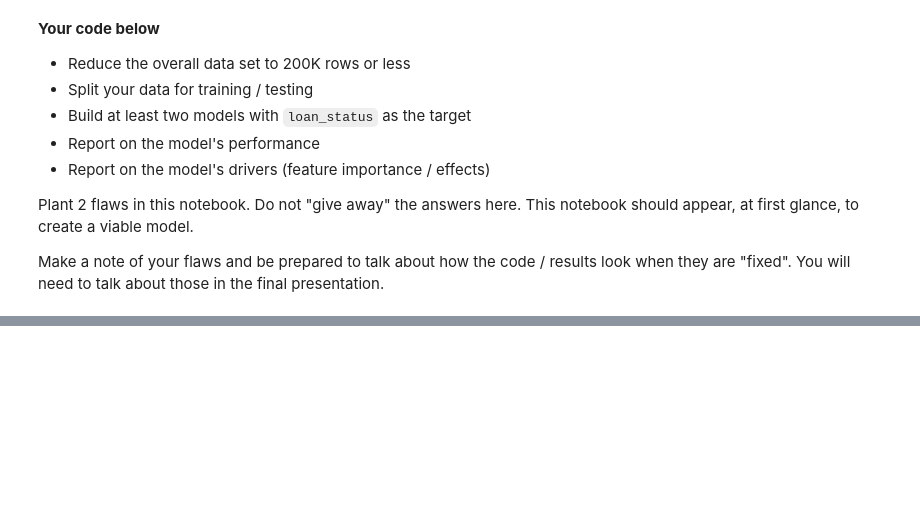
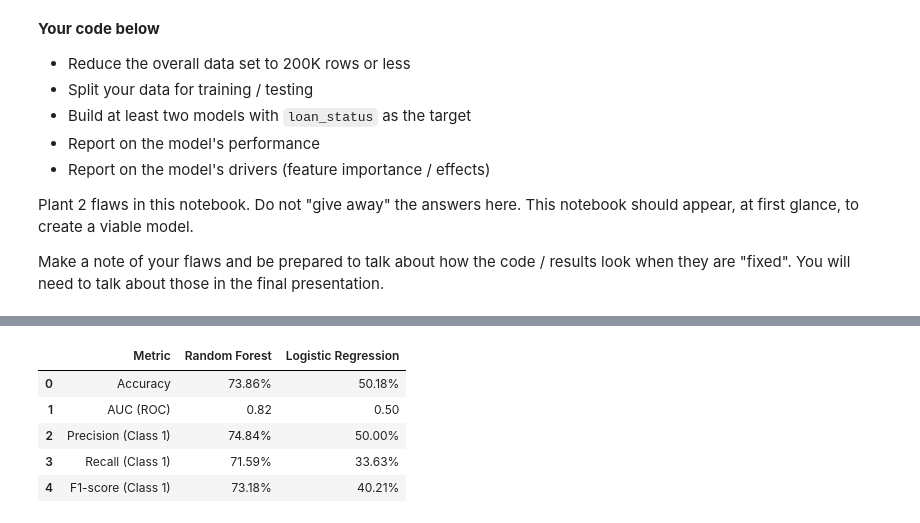
Before and after one commit to EviIius/DSBA6010, a Jupyter notebook: Final_Project/Starter_Notebook.ipynb, the cells around one changed output, grey strips where cells are left out. Cells and saved outputs as stored; diff of their text form; code cells hidden in the pictures; blank space fills up the shorter version.

```diff
--- a/Final_Project/Starter_Notebook.ipynb
+++ b/Final_Project/Starter_Notebook.ipynb
@@ -88,0 +285,9 @@ ValueError: could not convert string to float: ' 36 months'
+# %%
+performance_summary_flawed
+# %% [output]
+|  | Metric | Random Forest | Logistic Regression |
+| 0 | Accuracy | 73.86% | 50.18% |
+| 1 | AUC (ROC) | 0.82 | 0.50 |
+| 2 | Precision (Class 1) | 74.84% | 50.00% |
+| 3 | Recall (Class 1) | 71.59% | 33.63% |
+| 4 | F1-score (Class 1) | 73.18% | 40.21% |
```
Also changed, not shown: parts of 12 cells of this notebook, 3 other files.
